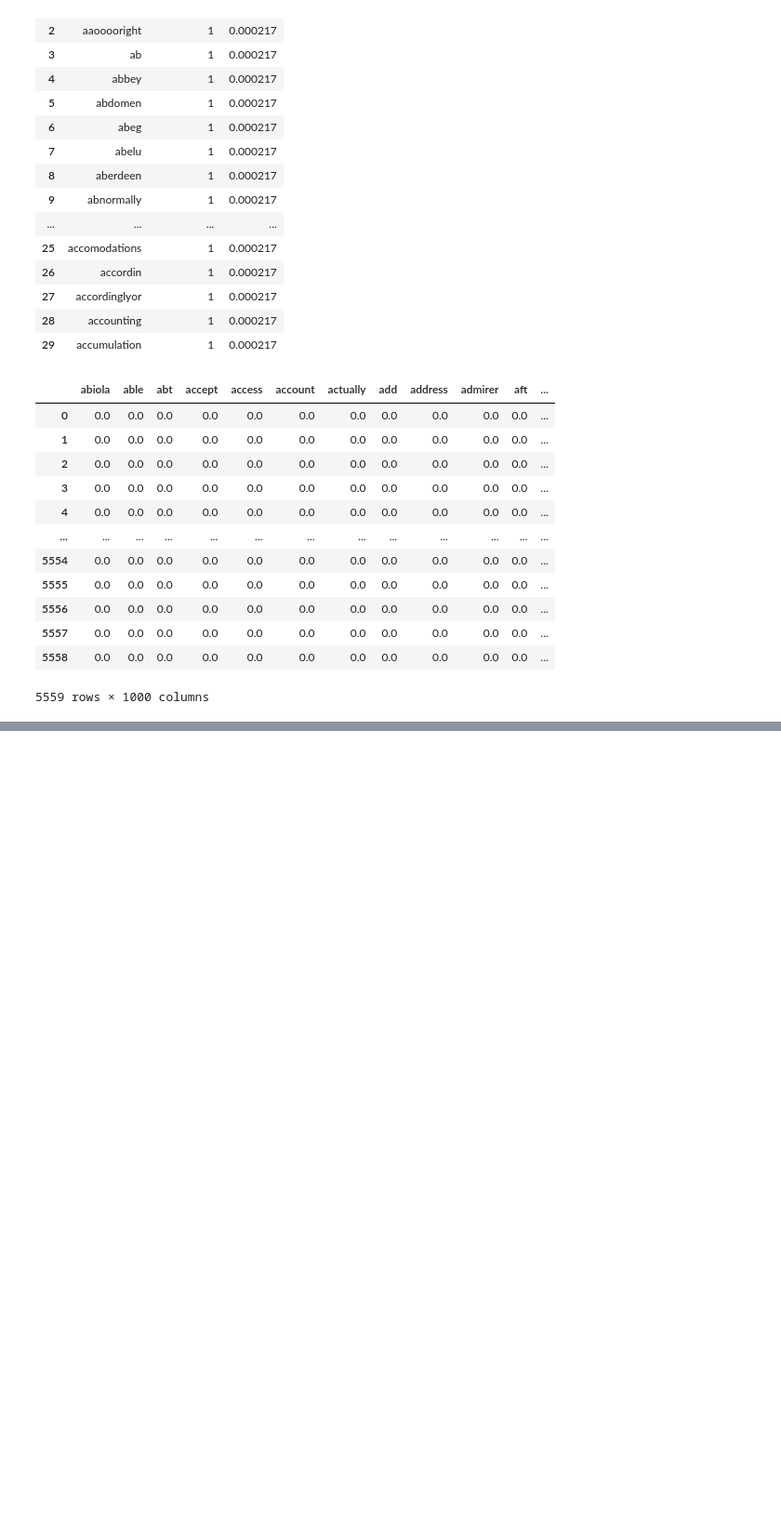
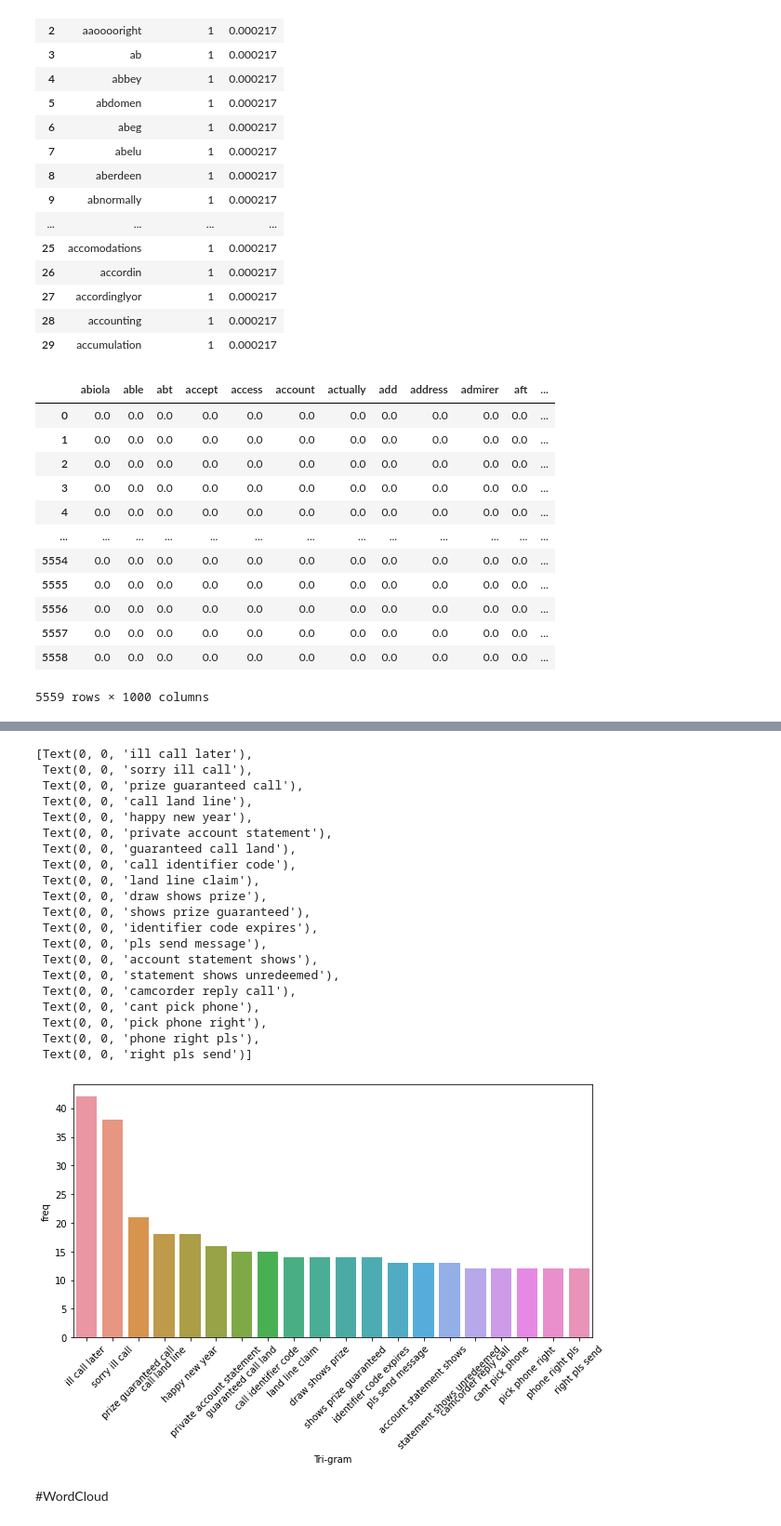
Before and after one commit to vidjaydas/Data_Science_Python, a Jupyter notebook: Reviews_classification_Naive_Bayes.ipynb, the cells around one changed output, grey strips where cells are left out. Shown at 93% size. Drawn from its saved outputs; the diff is of its cells as text; code cells hidden in the pictures; blank space fills up the shorter version.

```diff
--- a/Reviews_classification_Naive_Bayes.ipynb
+++ b/Reviews_classification_Naive_Bayes.ipynb
@@ -175,0 +232,16 @@ df
+# %%
+#Tri-gram
+def get_top_n3_words(corpus, n=None):
+    vec1 = CountVectorizer(ngram_range=(3,3),
+           max_features=2000).fit(corpus)
+    bag_of_words = vec1.transform(corpus)
+    sum_words = bag_of_words.sum(axis=0)
+    words_freq = [(word, sum_words[0, idx]) for word, idx in
+                  vec1.vocabulary_.items()]
+    words_freq = sorted(words_freq, key= lambda x: x[1],
+                        reverse=True)
+    return words_freq[:n]
+# %%
+top3_words = get_top_n3_words(data['text'], n=200)
+top3_df = pd.DataFrame(top3_words)
+top3_df.columns=['Tri-gram', 'freq']
@@ -175,0 +264,31 @@ df
+# %%
+#Tri-gram plot
+import seaborn as sns
+top20_trigram = top3_df.iloc[0:20,:]
+fig = plt.figure(figsize = (10,5))
+plot = sns.barplot(x=top20_trigram['Tri-gram'], y=top20_trigram['freq'])
+plot.set_xticklabels(rotation=45, labels = top20_trigram['Tri-gram'])
+# %% [output]
+[Text(0, 0, 'ill call later'),
+ Text(0, 0, 'sorry ill call'),
+ Text(0, 0, 'prize guaranteed call'),
+ Text(0, 0, 'call land line'),
+ Text(0, 0, 'happy new year'),
+ Text(0, 0, 'private account statement'),
+ Text(0, 0, 'guaranteed call land'),
+ Text(0, 0, 'call identifier code'),
+ Text(0, 0, 'land line claim'),
+ Text(0, 0, 'draw shows prize'),
+ Text(0, 0, 'shows prize guaranteed'),
+ Text(0, 0, 'identifier code expires'),
+ Text(0, 0, 'pls send message'),
+ Text(0, 0, 'account statement shows'),
+ Text(0, 0, 'statement shows unredeemed'),
+ Text(0, 0, 'camcorder reply call'),
+ Text(0, 0, 'cant pick phone'),
+ Text(0, 0, 'pick phone right'),
+ Text(0, 0, 'phone right pls'),
+ Text(0, 0, 'right pls send')]
+[figure, added]
+# %% [markdown]
+#WordCloud
```
Also changed, not shown: parts of 29 cells of this notebook.
